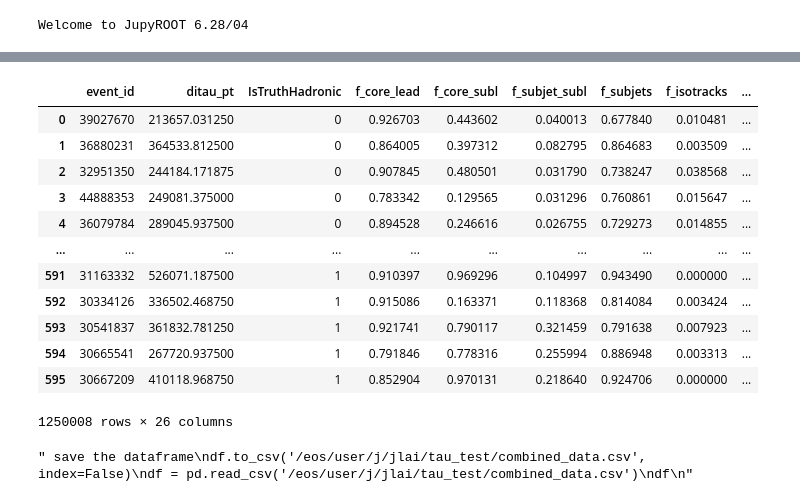
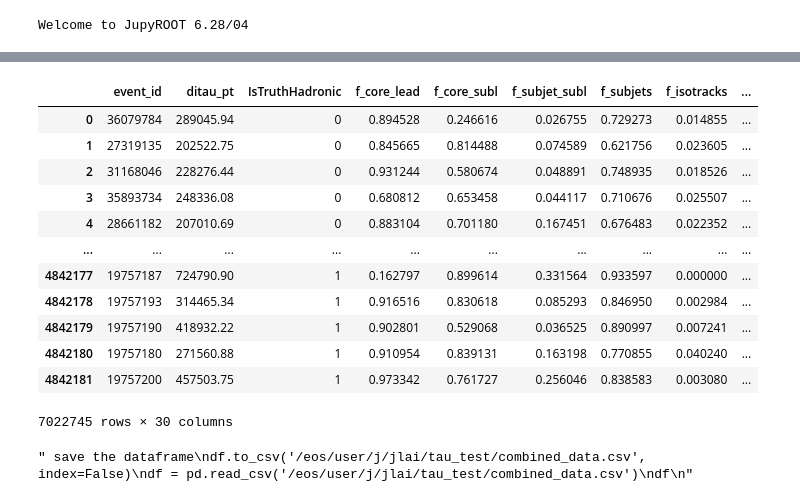
Before and after one commit to alig146/DiTau, a Jupyter notebook: run/bdt_v4_nb.ipynb, the cells around one changed output, grey strips where cells are left out. Cells and saved outputs as stored; diff of their text form; code cells hidden in the pictures.

```diff
--- a/run/bdt_v4_nb.ipynb
+++ b/run/bdt_v4_nb.ipynb
@@ -170,23 +131,25 @@ Name: event_weight, Length: 596, dtype: float32
 # %%
-combined_signal = pd.concat([combined_graviton, combined_gamma])
-combined_signal['label'] = 1
-combined_bkg['label'] = 0
+path = "/global/u2/a/agarabag/pscratch/ditdau_samples/"
+combined_bkg = pd.read_csv(path+'combined_bkg_inc.csv')
+# combined_signal = pd.read_csv(path+'combined_signal_inc.csv')
+combined_signal = pd.read_csv(path+'vhtautau_ntuple_inc.csv')
+
 df = pd.concat([combined_bkg, combined_signal])
 df
 # %% [output]
 |  | event_id | ditau_pt | IsTruthHadronic | f_core_lead | f_core_subl | f_subjet_subl | f_subjets | f_isotracks | ... |
-| 0 | 39027670 | 213657.031250 | 0 | 0.926703 | 0.443602 | 0.040013 | 0.677840 | 0.010481 | ... |
-| 1 | 36880231 | 364533.812500 | 0 | 0.864005 | 0.397312 | 0.082795 | 0.864683 | 0.003509 | ... |
-| 2 | 32951350 | 244184.171875 | 0 | 0.907845 | 0.480501 | 0.031790 | 0.738247 | 0.038568 | ... |
-| 3 | 44888353 | 249081.375000 | 0 | 0.783342 | 0.129565 | 0.031296 | 0.760861 | 0.015647 | ... |
-| 4 | 36079784 | 289045.937500 | 0 | 0.894528 | 0.246616 | 0.026755 | 0.729273 | 0.014855 | ... |
+| 0 | 36079784 | 289045.94 | 0 | 0.894528 | 0.246616 | 0.026755 | 0.729273 | 0.014855 | ... |
+| 1 | 27319135 | 202522.75 | 0 | 0.845665 | 0.814488 | 0.074589 | 0.621756 | 0.023605 | ... |
+| 2 | 31168046 | 228276.44 | 0 | 0.931244 | 0.580674 | 0.048891 | 0.748935 | 0.018526 | ... |
+| 3 | 35893734 | 248336.08 | 0 | 0.680812 | 0.653458 | 0.044117 | 0.710676 | 0.025507 | ... |
+| 4 | 28661182 | 207010.69 | 0 | 0.883104 | 0.701180 | 0.167451 | 0.676483 | 0.022352 | ... |
 | ... | ... | ... | ... | ... | ... | ... | ... | ... | ... |
-| 591 | 31163332 | 526071.187500 | 1 | 0.910397 | 0.969296 | 0.104997 | 0.943490 | 0.000000 | ... |
-| 592 | 30334126 | 336502.468750 | 1 | 0.915086 | 0.163371 | 0.118368 | 0.814084 | 0.003424 | ... |
-| 593 | 30541837 | 361832.781250 | 1 | 0.921741 | 0.790117 | 0.321459 | 0.791638 | 0.007923 | ... |
-| 594 | 30665541 | 267720.937500 | 1 | 0.791846 | 0.778316 | 0.255994 | 0.886948 | 0.003313 | ... |
-| 595 | 30667209 | 410118.968750 | 1 | 0.852904 | 0.970131 | 0.218640 | 0.924706 | 0.000000 | ... |
+| 4842177 | 19757187 | 724790.90 | 1 | 0.162797 | 0.899614 | 0.331564 | 0.933597 | 0.000000 | ... |
+| 4842178 | 19757193 | 314465.34 | 1 | 0.916516 | 0.830618 | 0.085293 | 0.846950 | 0.002984 | ... |
+| 4842179 | 19757190 | 418932.22 | 1 | 0.902801 | 0.529068 | 0.036525 | 0.890997 | 0.007241 | ... |
+| 4842180 | 19757180 | 271560.88 | 1 | 0.910954 | 0.839131 | 0.163198 | 0.770855 | 0.040240 | ... |
+| 4842181 | 19757200 | 457503.75 | 1 | 0.973342 | 0.761727 | 0.256046 | 0.838583 | 0.003080 | ... |
-1250008 rows × 26 columns
+7022745 rows × 30 columns
 # %%
 ''' save the dataframe
 df.to_csv('/eos/user/j/jlai/tau_test/combined_data.csv', index=False)
```
Also changed, not shown: parts of 19 cells of this notebook, 25 other files.
